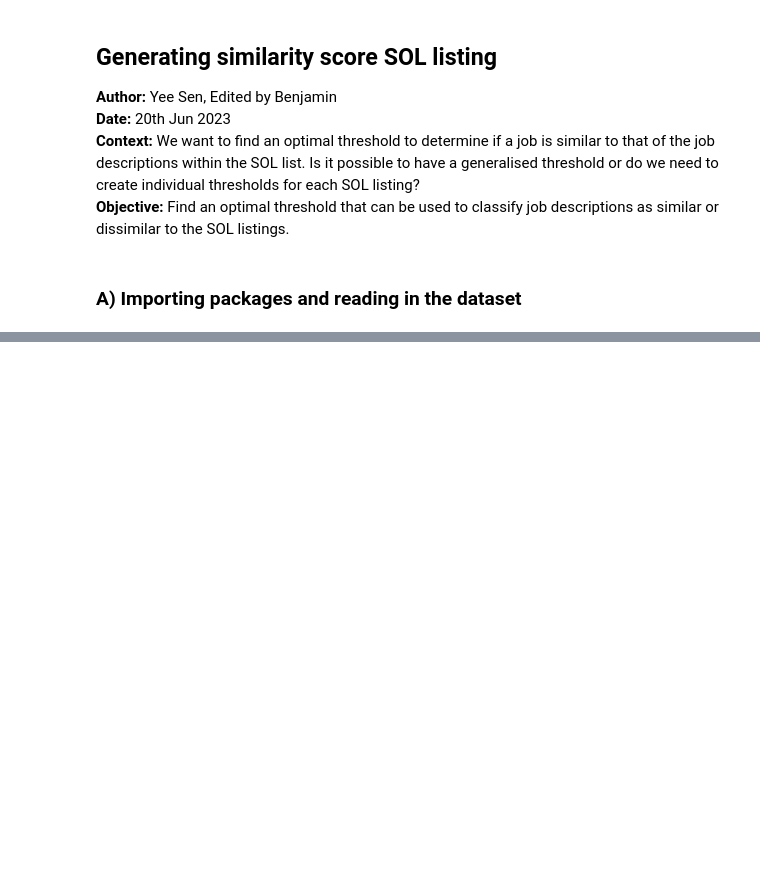
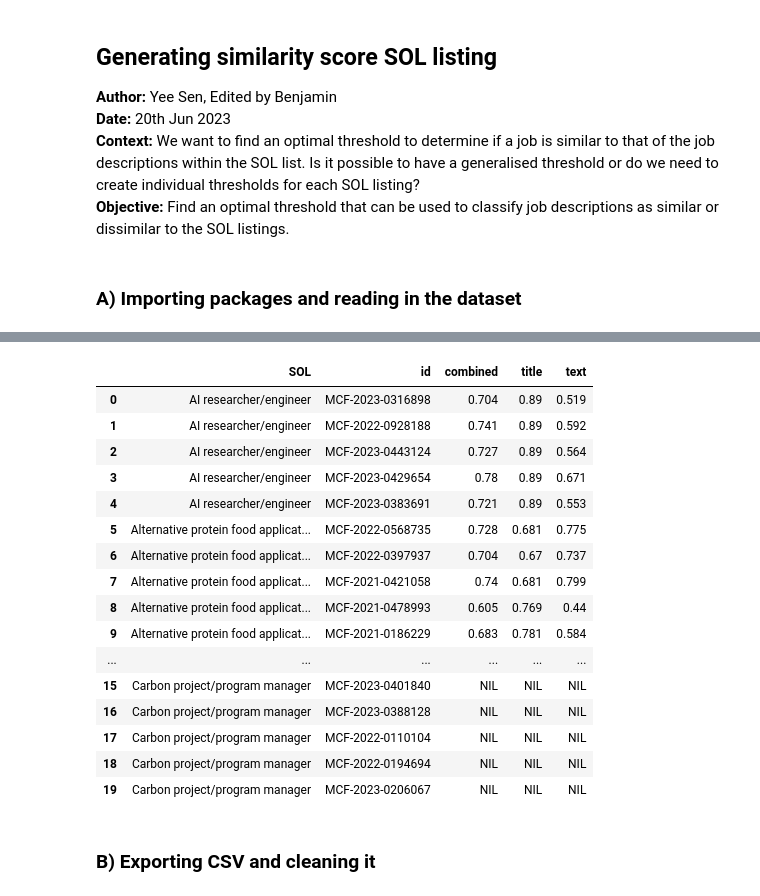
Before and after one commit to Benjamin-Aw-93/ssoc_autocoder, a Jupyter notebook: Notebooks/2023-06-20 - Generating similarity score SOL listing.ipynb, the cells around one changed output, grey strips where cells are left out. Drawn from its saved outputs; the diff is of its cells as text; code cells hidden in the pictures; blank space fills up the shorter version.

```diff
--- a/Notebooks/2023-06-20 - Generating similarity score SOL listing.ipynb
+++ b/Notebooks/2023-06-20 - Generating similarity score SOL listing.ipynb
@@ -87,3 +92,25 @@ A value is trying to be set on a copy of a slice from a DataFrame
 
 See the caveats in the documentation: https://pandas.pydata.org/pandas-docs/stable/user_guide/indexing.html#returning-a-view-versus-a-copy
   df['text'][index] = 'NIL'
+# %%
+df.head(20)
+# %% [output]
+|  | SOL | id | combined | title | text |
+| 0 | AI researcher/engineer | MCF-2023-0316898 | 0.704 | 0.89 | 0.519 |
+| 1 | AI researcher/engineer | MCF-2022-0928188 | 0.741 | 0.89 | 0.592 |
+| 2 | AI researcher/engineer | MCF-2023-0443124 | 0.727 | 0.89 | 0.564 |
+| 3 | AI researcher/engineer | MCF-2023-0429654 | 0.78 | 0.89 | 0.671 |
+| 4 | AI researcher/engineer | MCF-2023-0383691 | 0.721 | 0.89 | 0.553 |
+| 5 | Alternative protein food applicat... | MCF-2022-0568735 | 0.728 | 0.681 | 0.775 |
+| 6 | Alternative protein food applicat... | MCF-2022-0397937 | 0.704 | 0.67 | 0.737 |
+| 7 | Alternative protein food applicat... | MCF-2021-0421058 | 0.74 | 0.681 | 0.799 |
+| 8 | Alternative protein food applicat... | MCF-2021-0478993 | 0.605 | 0.769 | 0.44 |
+| 9 | Alternative protein food applicat... | MCF-2021-0186229 | 0.683 | 0.781 | 0.584 |
+| ... | ... | ... | ... | ... | ... |
+| 15 | Carbon project/program manager | MCF-2023-0401840 | NIL | NIL | NIL |
+| 16 | Carbon project/program manager | MCF-2023-0388128 | NIL | NIL | NIL |
+| 17 | Carbon project/program manager | MCF-2022-0110104 | NIL | NIL | NIL |
+| 18 | Carbon project/program manager | MCF-2022-0194694 | NIL | NIL | NIL |
+| 19 | Carbon project/program manager | MCF-2023-0206067 | NIL | NIL | NIL |
+# %% [markdown]
+### B) Exporting CSV and cleaning it
```
Also changed, not shown: parts of 30 cells of this notebook.
